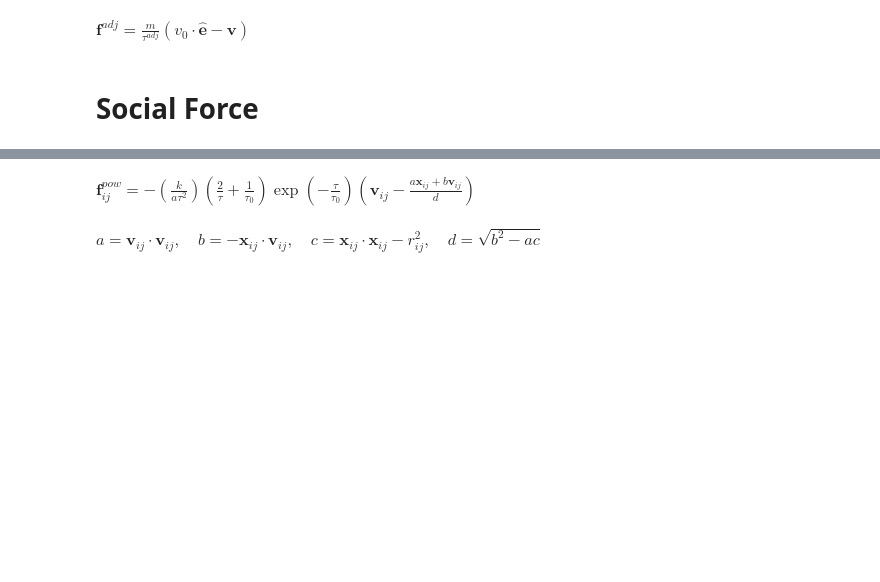
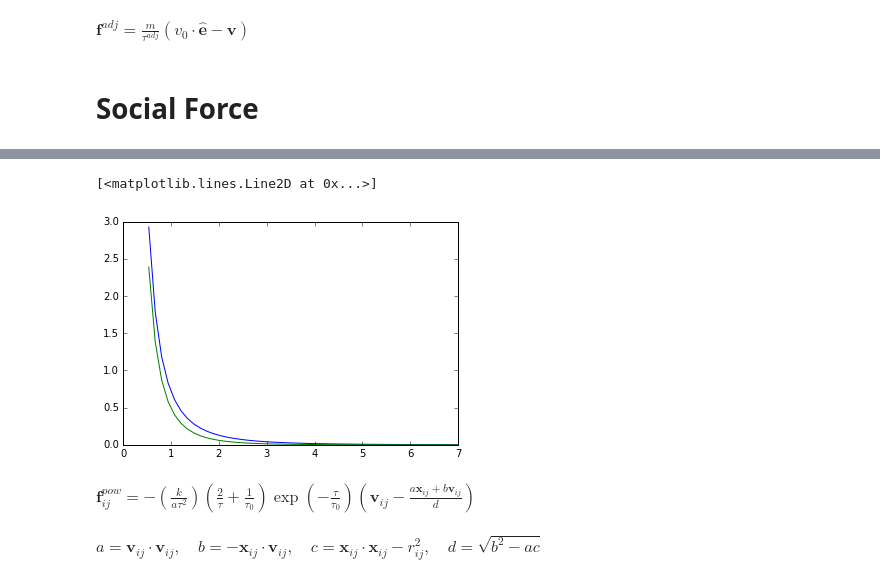
Before and after one commit to crowddynamics/crowddynamics, a Jupyter notebook: notebooks/Motion.ipynb, the cells around one changed output, grey strips where cells are left out. Saved outputs shown, nothing was run; the diff lists cells and outputs as text; code cells hidden in the pictures; blank space fills up the shorter version.

```diff
--- a/notebooks/Motion.ipynb
+++ b/notebooks/Motion.ipynb
@@ -29,3 +57,9 @@ $\mathbf{f}^{adj} = \frac{m}{\tau^{adj}} (v_{0} \cdot \hat{\mathbf{e}} -\mathbf{
+# %%
+plt.plot(tau, E(tau, 3))
+plt.plot(tau, E(tau, 1.4))
+# %% [output]
+[<matplotlib.lines.Line2D at 0x...>]
+[figure, added]
 # %% [markdown]
 $ \mathbf{f}_{ij}^{pow} = - \left(\frac{k}{a \tau^{2}}\right)
 \left(\frac{2}{\tau} + \frac{1}{\tau_{0}}\right)
```
Also changed, not shown: parts of 8 cells of this notebook, 10 other files.
